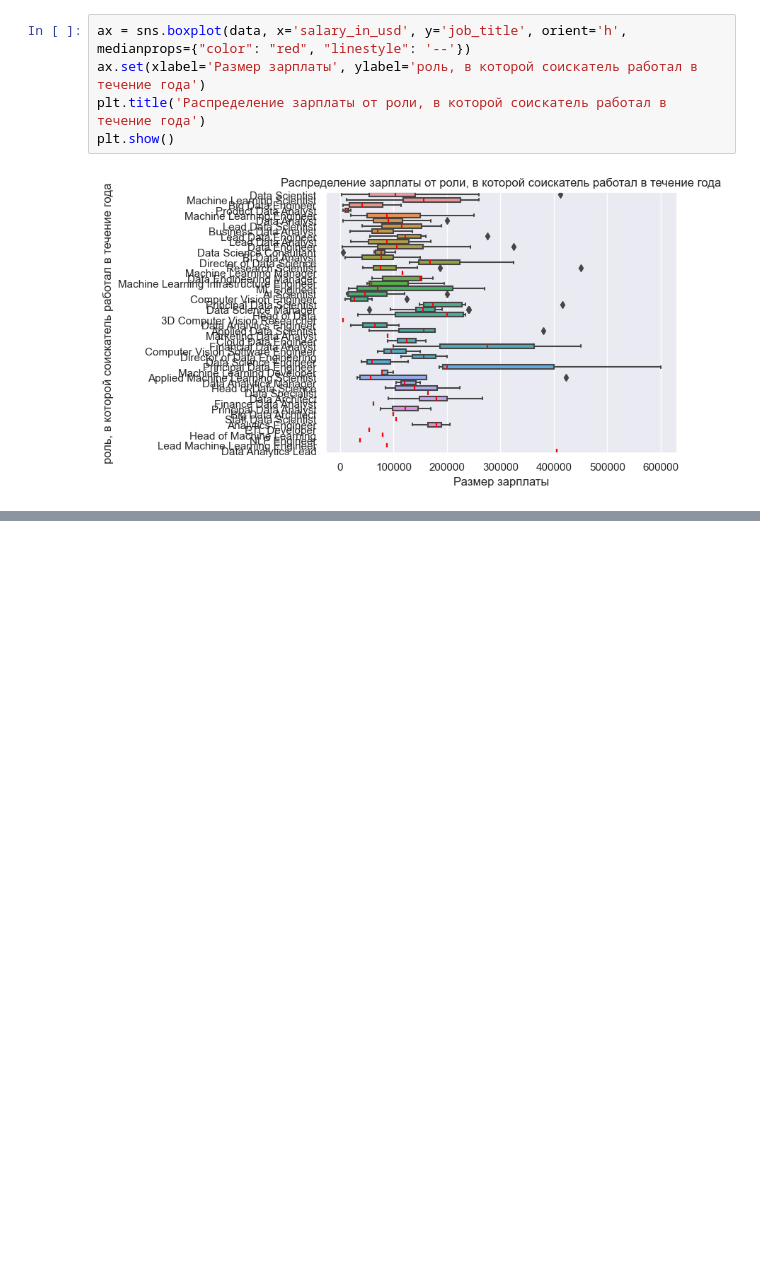
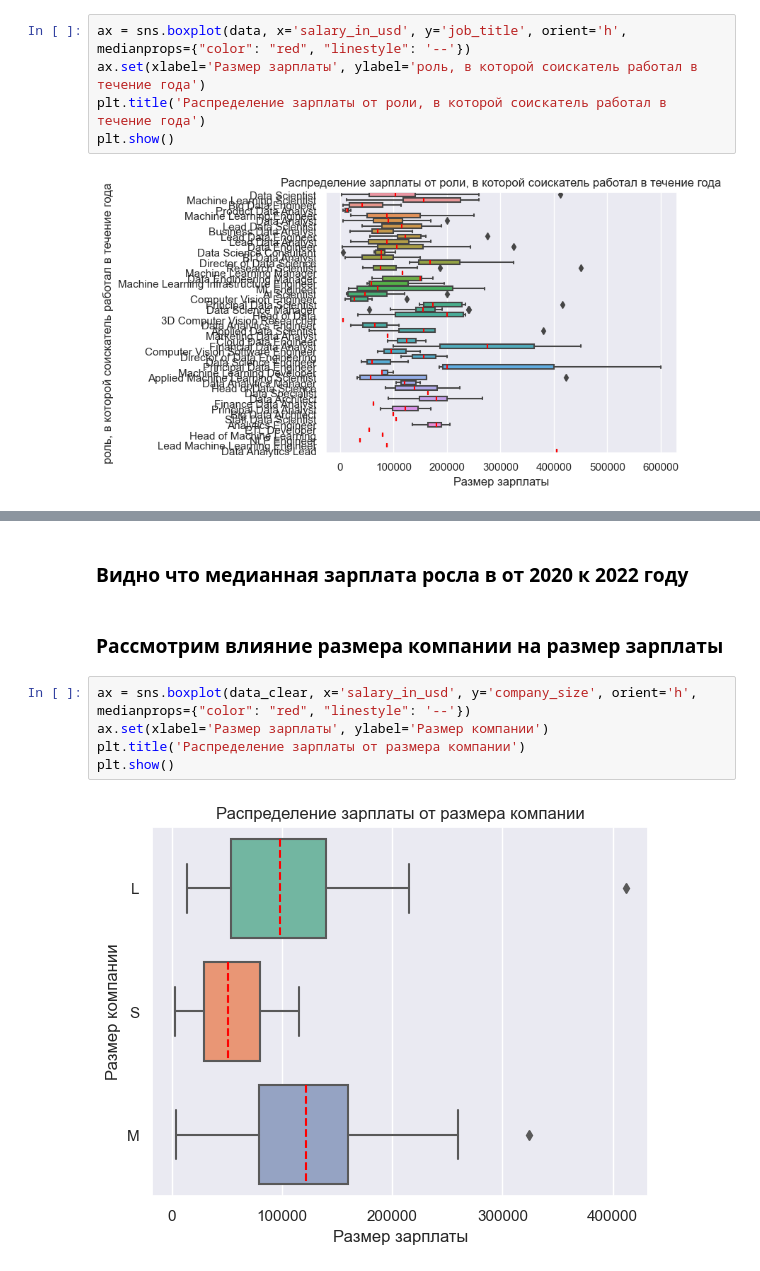
Before and after one commit to vzml/data_science, a Jupyter notebook: new/Task_EDA_vale.ipynb, the cells around one changed output, grey strips where cells are left out. Cells and saved outputs as stored; diff of their text form; blank space fills up the shorter version.

```diff
--- a/new/Task_EDA_vale.ipynb
+++ b/new/Task_EDA_vale.ipynb
@@ -225,0 +263,11 @@ data_agg.sort_values(by='mean', ascending=False)
+# %% [markdown]
+### Видно что медианная зарплата росла в от 2020 к 2022 году
+# %% [markdown]
+### Рассмотрим влияние размера компании на размер зарплаты
+# %%
+ax = sns.boxplot(data_clear, x='salary_in_usd', y='company_size', orient='h', medianprops={"color": "red", "linestyle": '--'})
+ax.set(xlabel='Размер зарплаты', ylabel='Размер компании')
+plt.title('Распределение зарплаты от размера компании')
+plt.show()
+# %% [output]
+[figure, added]
```
Also changed, not shown: parts of 11 cells of this notebook.
